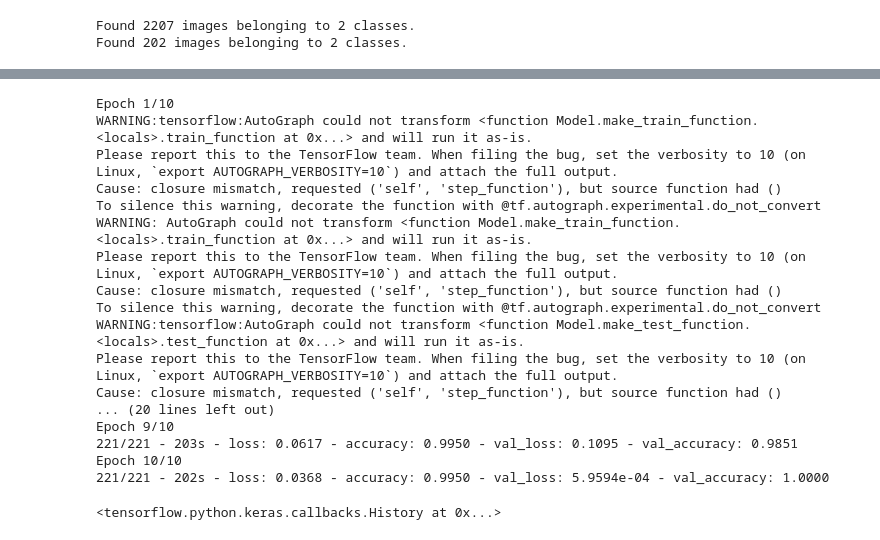
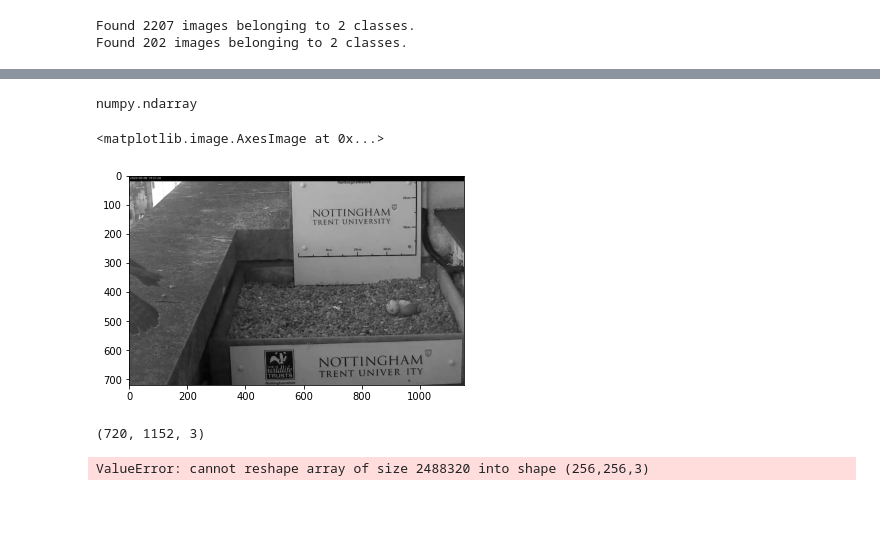
Before and after one commit to emmamcclaire/falcon_alert, a Jupyter notebook: png_processing.ipynb, the cells around one changed output, grey strips where cells are left out. Saved outputs shown, nothing was run; the diff lists cells and outputs as text; code cells hidden in the pictures; blank space fills up the shorter version.

```diff
--- a/png_processing.ipynb
+++ b/png_processing.ipynb
@@ -137,21 +74,0 @@ model.compile(optimizer=Adam(learning_rate=0.0001), loss = 'categorical_crossent
-# %%
-model.fit(x = train_batches, validation_data = val_batches, epochs = 10, verbose = 2)
-# %% [output]
-Epoch 1/10
-WARNING:tensorflow:AutoGraph could not transform <function Model.make_train_function.<locals>.train_function at 0x...> and will run it as-is.
-Please report this to the TensorFlow team. When filing the bug, set the verbosity to 10 (on Linux, `export AUTOGRAPH_VERBOSITY=10`) and attach the full output.
-Cause: closure mismatch, requested ('self', 'step_function'), but source function had ()
-To silence this warning, decorate the function with @tf.autograph.experimental.do_not_convert
-WARNING: AutoGraph could not transform <function Model.make_train_function.<locals>.train_function at 0x...> and will run it as-is.
-Please report this to the TensorFlow team. When filing the bug, set the verbosity to 10 (on Linux, `export AUTOGRAPH_VERBOSITY=10`) and attach the full output.
-Cause: closure mismatch, requested ('self', 'step_function'), but source function had ()
-To silence this warning, decorate the function with @tf.autograph.experimental.do_not_convert
-WARNING:tensorflow:AutoGraph could not transform <function Model.make_test_function.<locals>.test_function at 0x...> and will run it as-is.
-Please report this to the TensorFlow team. When filing the bug, set the verbosity to 10 (on Linux, `export AUTOGRAPH_VERBOSITY=10`) and attach the full output.
-Cause: closure mismatch, requested ('self', 'step_function'), but source function had ()
-... (20 lines left out)
-Epoch 9/10
-221/221 - 203s - loss: 0.0617 - accuracy: 0.9950 - val_loss: 0.1095 - val_accuracy: 0.9851
-Epoch 10/10
-221/221 - 202s - loss: 0.0368 - accuracy: 0.9950 - val_loss: 5.9594e-04 - val_accuracy: 1.0000
-<tensorflow.python.keras.callbacks.History at 0x...>
@@ -159,0 +78,21 @@ model.predict()
+# %%
+image = plt.imread('per_imgs/some_test/per/5_06-00068.png')
+
+type(image)
+# %% [output]
+numpy.ndarray
+# %%
+red = image[:, :, 0]
+# %%
+plt.imshow(red, cmap = "gray")
+# %% [output]
+<matplotlib.image.AxesImage at 0x...>
+[figure, added]
+# %%
+image.shape
+# %% [output]
+(720, 1152, 3)
+# %%
+crop = np.reshape(image, (256, 256, 3))
+# %% [output]
+ValueError: cannot reshape array of size 2488320 into shape (256,256,3)
```
Also changed, not shown: parts of 10 cells of this notebook, 6 other files.
